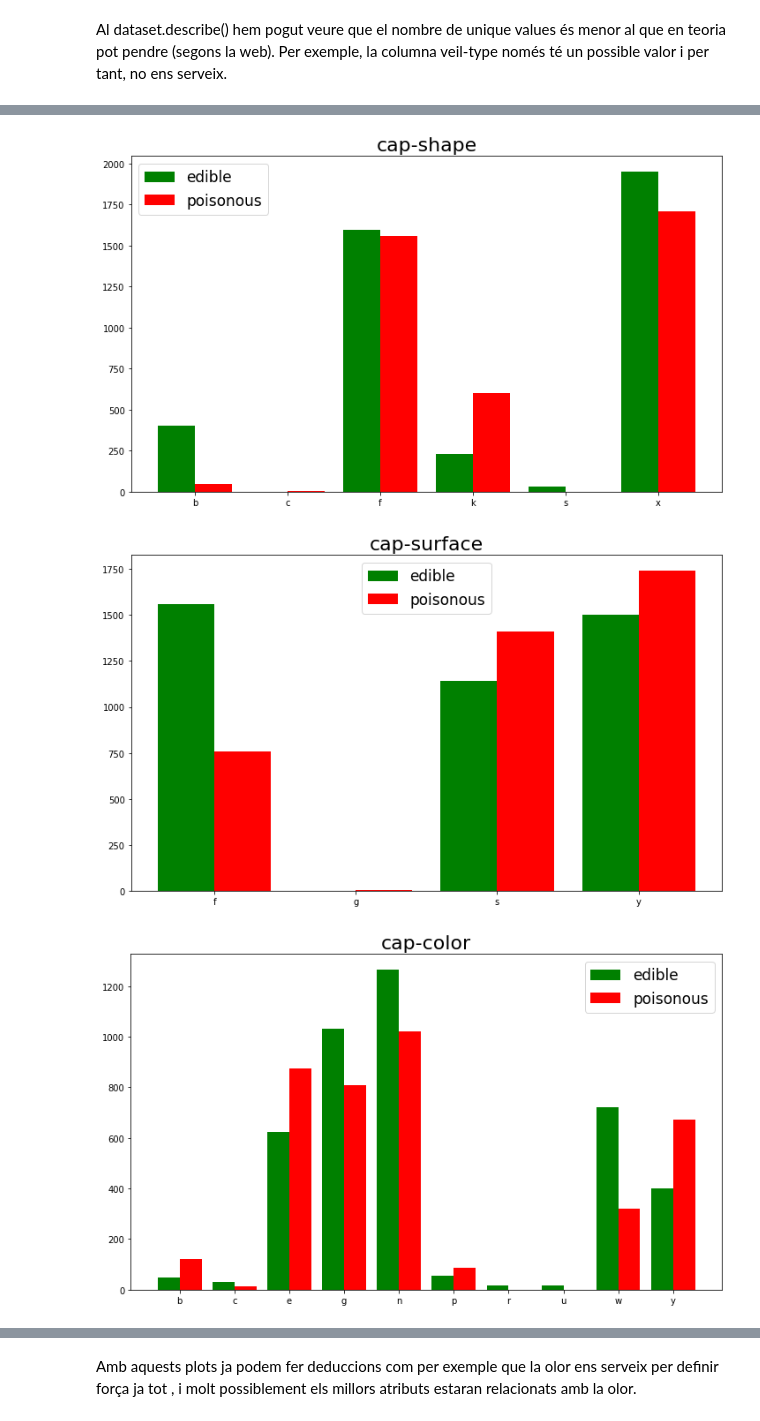
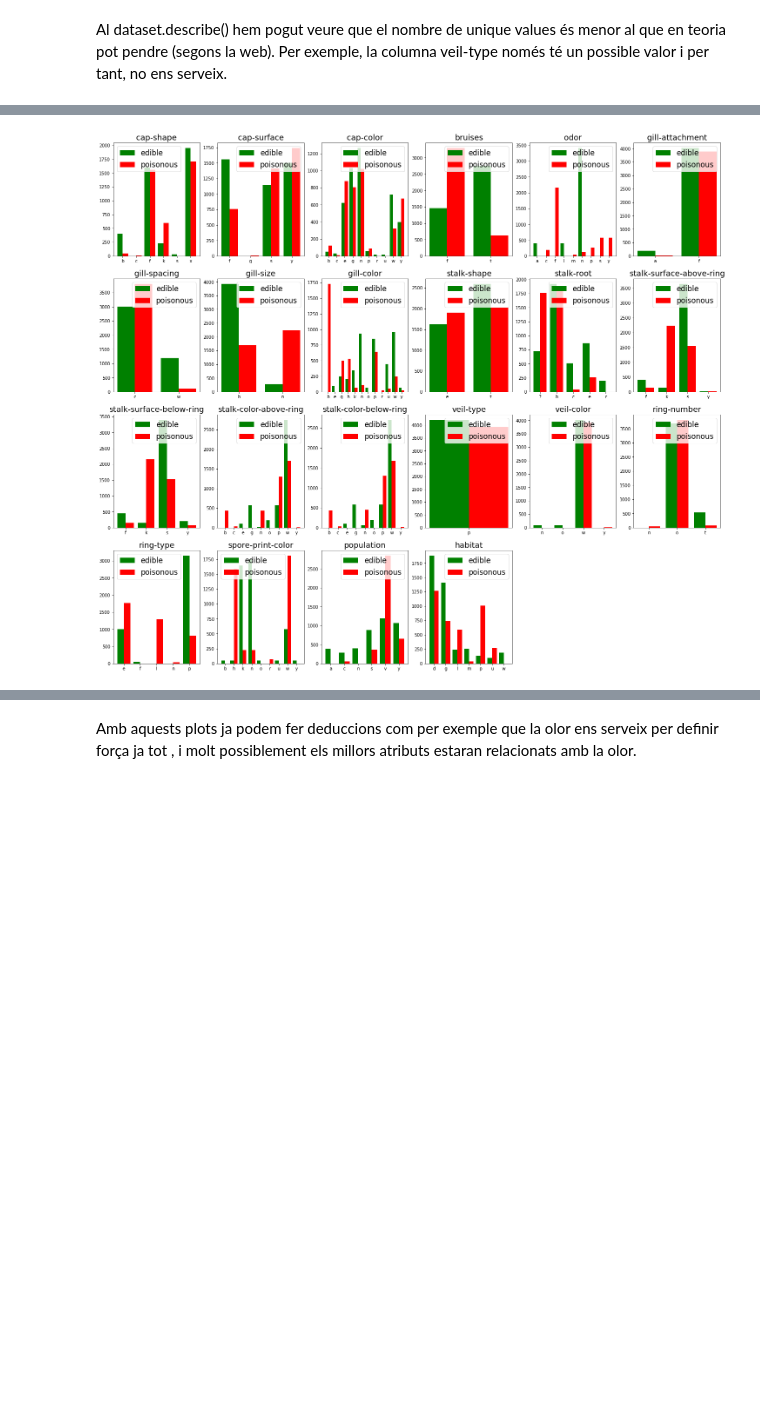
Before and after one commit to AlbertRoca29/Mushrooms, a Jupyter notebook: mushrooms.ipynb, the cells around one changed output, grey strips where cells are left out. Cells and saved outputs as stored; diff of their text form; code cells hidden in the pictures; blank space fills up the shorter version.

```diff
--- a/mushrooms.ipynb
+++ b/mushrooms.ipynb
@@ -132,7 +138,13 @@ La variable veil-type la borrem, la variable a predir class: Poisonous  = 0 , Ea
 # %%
-X = dataset.drop(['class','veil-type'],axis=1)
+dataset.drop(['veil-type'],axis=1)
+X = dataset.drop(['class'],axis=1)
 y = dataset['class'] == 'e'     # class: Poisonous  = 0 , Eatable = 1
 # %%
+fig = plt.figure(figsize=(28,22))
+i=1
 for col in X.columns:
-    sns.countplot(data = dataset, x = col)
+    ax = fig.add_subplot(4,6, i)
+    b = sns.countplot(data = dataset, x = col)
+    b.set_xlabel(col,fontsize=13)
+    i+=1
 # %% [output]
@@ -140,24 +152,24 @@ for col in X.columns:
 # %%
-
+fig = plt.figure(figsize=(25,22))
+a=1
 for c in X.columns:
-    poisonous_od = [] #Poisonous odor list
-    edible_od = []    #Edible odor list
+    ax = fig.add_subplot(4,6, a)
+    poisonous = []
+    edibles = []
     for i in np.unique(X[c]):
         size = len(dataset[dataset[c] == i].index)
-        edibles = len(dataset[(dataset[c] == i) & (dataset['class'] == 'e')].index)
-        edible_od.append(edibles)
-        poisonous_od.append(size-edibles)
+        e = len(dataset[(dataset[c] == i) & (dataset['class'] == 'e')].index)
+        edibles.append(e)
+        poisonous.append(size-e)
     width = 0.40
     ind = np.arange(len(np.unique(X[c])))
-    fig, ax = plt.subplots(figsize=(12,7))
-    edible_bars = ax.bar(ind, edible_od , width, color='green')
-    poison_bars = ax.bar(ind+width, poisonous_od , width, color='red')
-    ax.set_title(c,fontsize=22)
+    edible_bars = plt.bar(ind, edibles , width, color='green')
+    poison_bars = plt.bar(ind+width, poisonous , width, color='red')
+
+    ax.set_title(c,fontsize=18)
     ax.set_xticks(ind + width / 2)
     ax.set_xticklabels(np.unique(X[c]))
     ax.legend((edible_bars,poison_bars),('edible','poisonous'),fontsize=17)
-    plt.show()
+    a+=1
 # %% [output]
-[figure, old version]
+[figure, new version]
-[figure, removed]
-[figure, removed]
```
Also changed, not shown: parts of 52 cells of this notebook.
